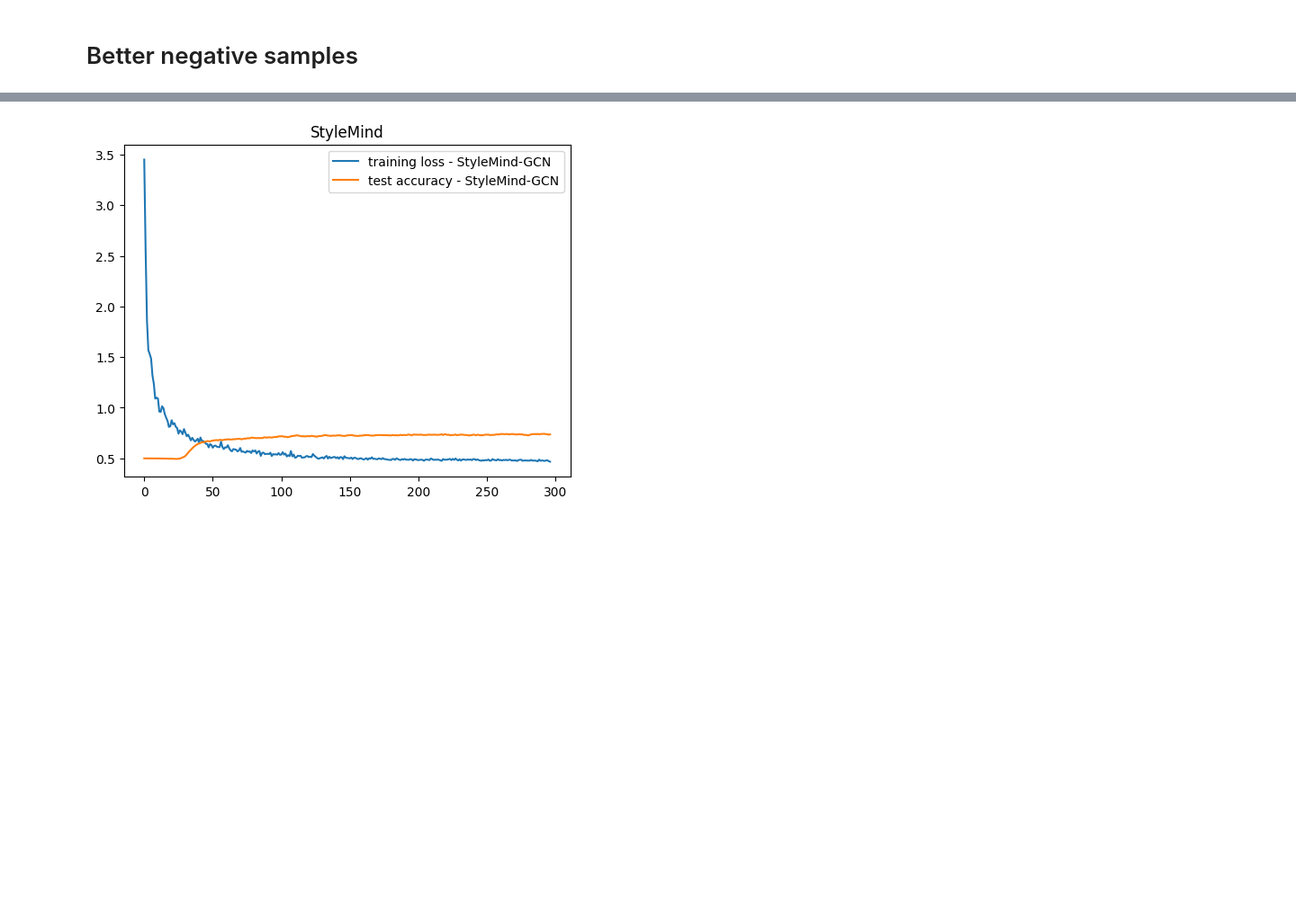
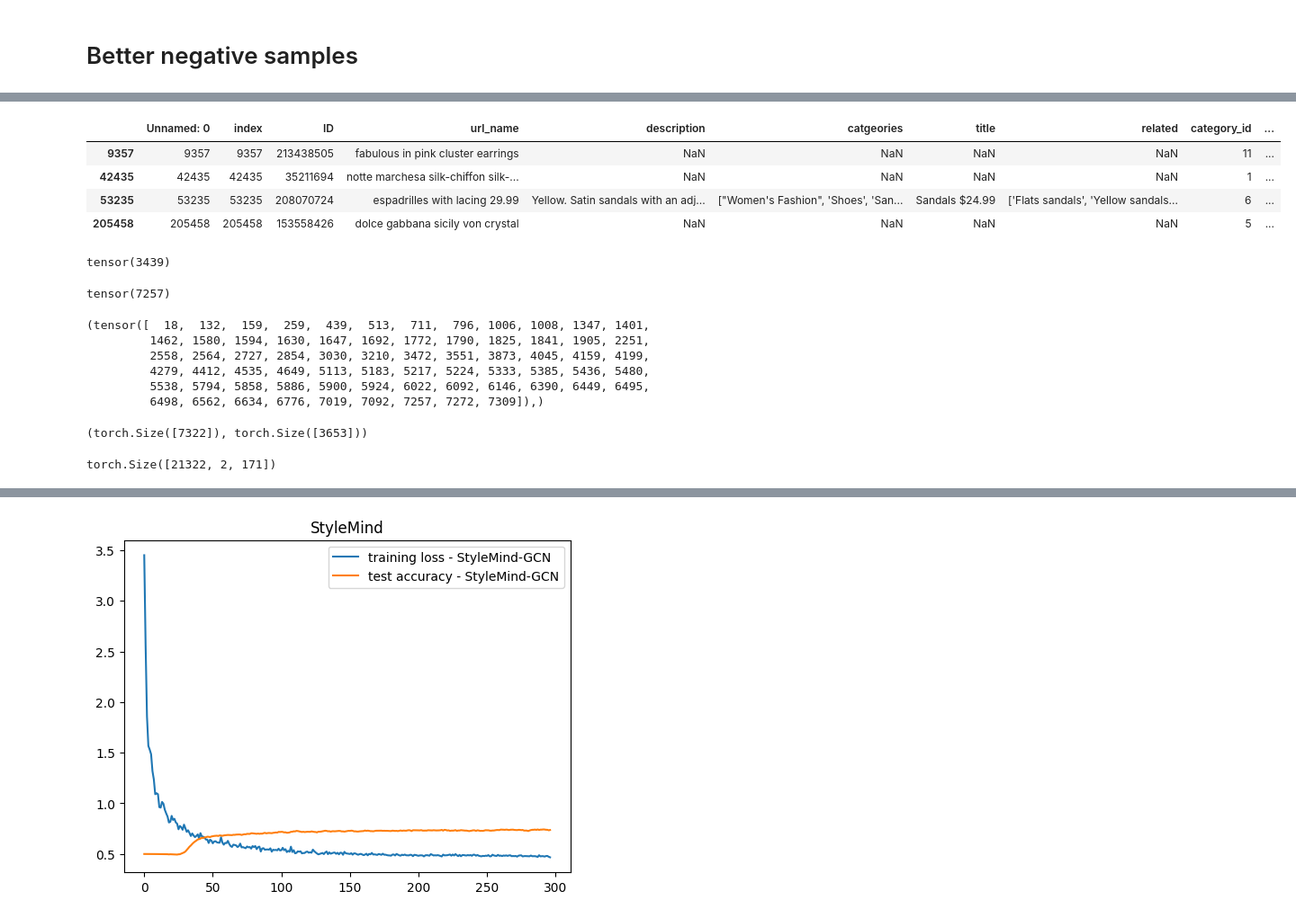
Before and after one commit to Alijgh003/StyleMind-GNN, a Jupyter notebook: StyleMind_GCN.ipynb, the cells around one changed output, grey strips where cells are left out. Shown at 90% size. Drawn from its saved outputs; the diff is of its cells as text; code cells hidden in the pictures; blank space fills up the shorter version.

```diff
--- a/StyleMind_GCN.ipynb
+++ b/StyleMind_GCN.ipynb
@@ -444 +490,35 @@ torch.save(best_model.state_dict(), "StyleMind_GCN.pth")
+# %%
+items.loc[items['index'].isin([205458,  53235,  42435,9357])]
+# %% [output]
+|  | Unnamed: 0 | index | ID | url_name | description | catgeories | title | related | category_id | ... |
+| 9357 | 9357 | 9357 | 213438505 | fabulous in pink cluster earrings | NaN | NaN | NaN | NaN | 11 | ... |
+| 42435 | 42435 | 42435 | 35211694 | notte marchesa silk-chiffon silk-... | NaN | NaN | NaN | NaN | 1 | ... |
+| 53235 | 53235 | 53235 | 208070724 | espadrilles with lacing 29.99 | Yellow. Satin sandals with an adj... | ["Women's Fashion", 'Shoes', 'San... | Sandals $24.99 | ['Flats sandals', 'Yellow sandals... | 6 | ... |
+| 205458 | 205458 | 205458 | 153558426 | dolce gabbana sicily von crystal | NaN | NaN | NaN | NaN | 5 | ... |
+# %%
+torch.argmin(o)
+# %% [output]
+tensor(3439)
+# %%
+torch.argmax(o)
+# %% [output]
+tensor(7257)
+# %%
+indices = (o > 0.8).nonzero(as_tuple=True)
+indices
+# %% [output]
+(tensor([  18,  132,  159,  259,  439,  513,  711,  796, 1006, 1008, 1347, 1401,
+         1462, 1580, 1594, 1630, 1647, 1692, 1772, 1790, 1825, 1841, 1905, 2251,
+         2558, 2564, 2727, 2854, 3030, 3210, 3472, 3551, 3873, 4045, 4159, 4199,
+         4279, 4412, 4535, 4649, 5113, 5183, 5217, 5224, 5333, 5385, 5436, 5480,
+         5538, 5794, 5858, 5886, 5900, 5924, 6022, 6092, 6146, 6390, 6449, 6495,
+         6498, 6562, 6634, 6776, 7019, 7092, 7257, 7272, 7309]),)
+# %%
+o.shape, (o[o<0.5]).shape
+# %% [output]
+(torch.Size([7322]), torch.Size([3653]))
+# %%
+train_eval_outfits.shape
+# %% [output]
+torch.Size([21322, 2, 171])
 # %%
```
Also changed, not shown: parts of 16 cells of this notebook.
